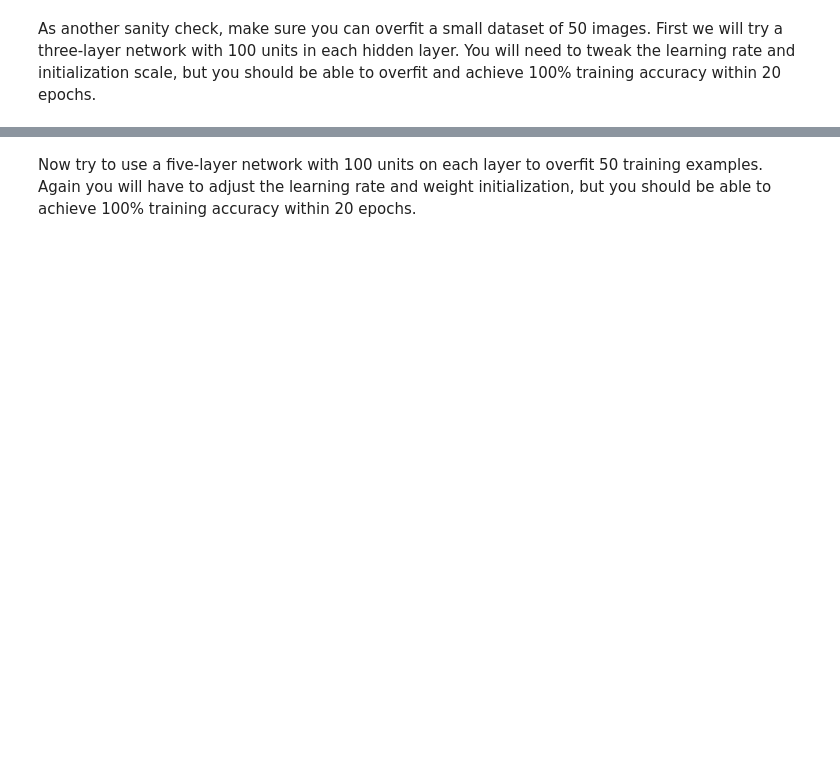
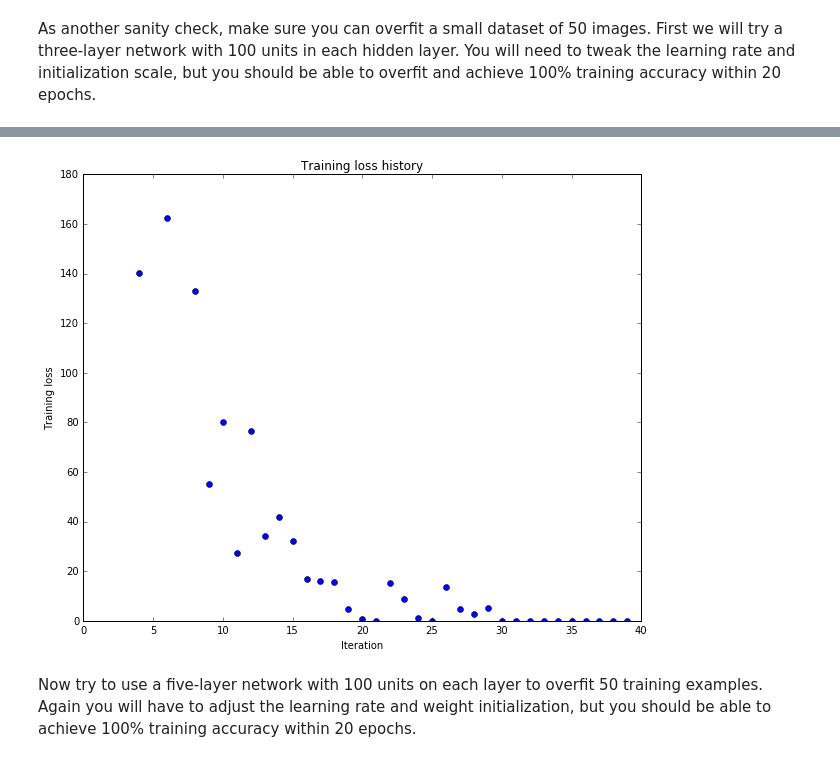
Before and after one commit to muneebaadil/CS231n---Convolutional-Neural-Networks-for-Visual-Recognition-Stanford-, a Jupyter notebook: assignment2/FullyConnectedNets.ipynb, the cells around one changed output, grey strips where cells are left out. Cells and saved outputs as stored; diff of their text form; code cells hidden in the pictures; blank space fills up the shorter version.

Commit message:
Overfitted three and five layered network on 50 training examples.

```diff
--- a/assignment2/FullyConnectedNets.ipynb
+++ b/assignment2/FullyConnectedNets.ipynb
@@ -428,8 +428,9 @@ small_data = {
   'X_val': data['X_val'],
   'y_val': data['y_val'],
 }
-
-weight_scale = 1e-2
+from math import sqrt
+weight_scale = sqrt(2.0 / 100) #Assuming 100 neuron input for
+#every layer.
 learning_rate = 1e-4
 model = FullyConnectedNet([100, 100],
               weight_scale=weight_scale, dtype=np.float64)
@@ -447,3 +448,4 @@ plt.title('Training loss history')
 plt.xlabel('Iteration')
 plt.ylabel('Training loss')
 plt.show()
+# %% [output]
@@ -450,3 +469,4 @@ plt.show()
+[figure, added]
 # %% [markdown]
 Now try to use a five-layer network with 100 units on each layer to overfit 50 training examples. Again you will have to adjust the learning rate and weight initialization, but you should be able to achieve 100% training accuracy within 20 epochs.
 # %%
```
Also changed, not shown: parts of 11 cells of this notebook.
